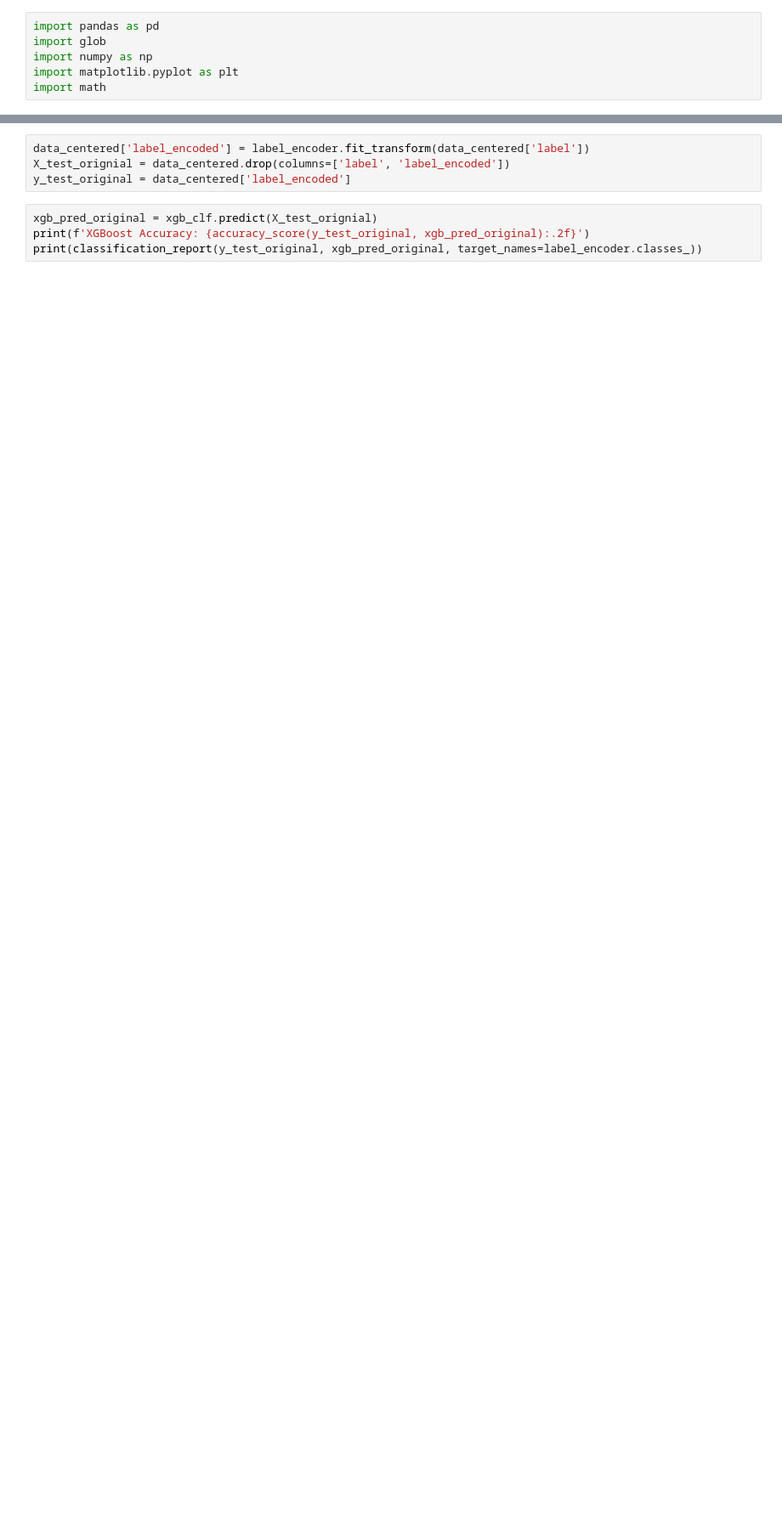
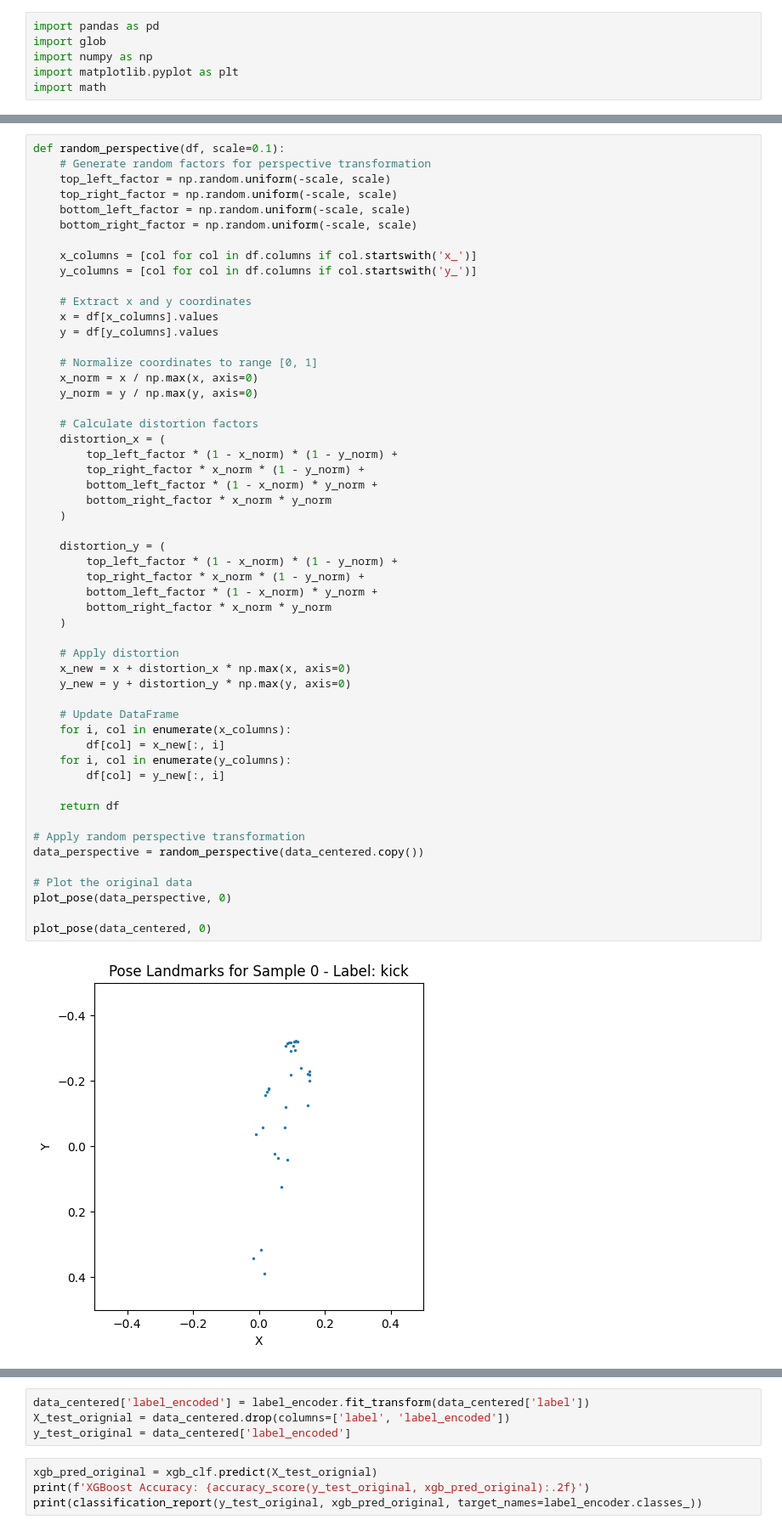
Before and after one commit to ECE-180D-WS-2024/Team-5, a Jupyter notebook: Gesture_Recognition/gesture_classification.ipynb, the cells around one changed output, grey strips where cells are left out. Shown at 85% size. Saved outputs shown, nothing was run; the diff lists cells and outputs as text; blank space fills up the shorter version.

```diff
--- a/Gesture_Recognition/gesture_classification.ipynb
+++ b/Gesture_Recognition/gesture_classification.ipynb
@@ -158,0 +159,55 @@ plot_pose(data_processed, 0)
+# %%
+def random_perspective(df, scale=0.1):
+    # Generate random factors for perspective transformation
+    top_left_factor = np.random.uniform(-scale, scale)
+    top_right_factor = np.random.uniform(-scale, scale)
+    bottom_left_factor = np.random.uniform(-scale, scale)
+    bottom_right_factor = np.random.uniform(-scale, scale)
+
+    x_columns = [col for col in df.columns if col.startswith('x_')]
+    y_columns = [col for col in df.columns if col.startswith('y_')]
+
+    # Extract x and y coordinates
+    x = df[x_columns].values
+    y = df[y_columns].values
+
+    # Normalize coordinates to range [0, 1]
+    x_norm = x / np.max(x, axis=0)
+    y_norm = y / np.max(y, axis=0)
+
+    # Calculate distortion factors
+    distortion_x = (
+        top_left_factor * (1 - x_norm) * (1 - y_norm) +
+        top_right_factor * x_norm * (1 - y_norm) +
+        bottom_left_factor * (1 - x_norm) * y_norm +
+        bottom_right_factor * x_norm * y_norm
+    )
+
+    distortion_y = (
+        top_left_factor * (1 - x_norm) * (1 - y_norm) +
+        top_right_factor * x_norm * (1 - y_norm) +
+        bottom_left_factor * (1 - x_norm) * y_norm +
+        bottom_right_factor * x_norm * y_norm
+    )
+
+    # Apply distortion
+    x_new = x + distortion_x * np.max(x, axis=0)
+    y_new = y + distortion_y * np.max(y, axis=0)
+
+    # Update DataFrame
+    for i, col in enumerate(x_columns):
+        df[col] = x_new[:, i]
+    for i, col in enumerate(y_columns):
+        df[col] = y_new[:, i]
+
+    return df
+
+# Apply random perspective transformation
+data_perspective = random_perspective(data_centered.copy())
+
+# Plot the original data
+plot_pose(data_perspective, 0)
+
+plot_pose(data_centered, 0)
+# %% [output]
+[figure, added]
```
Also changed, not shown: parts of 14 cells of this notebook, 10 other files.
